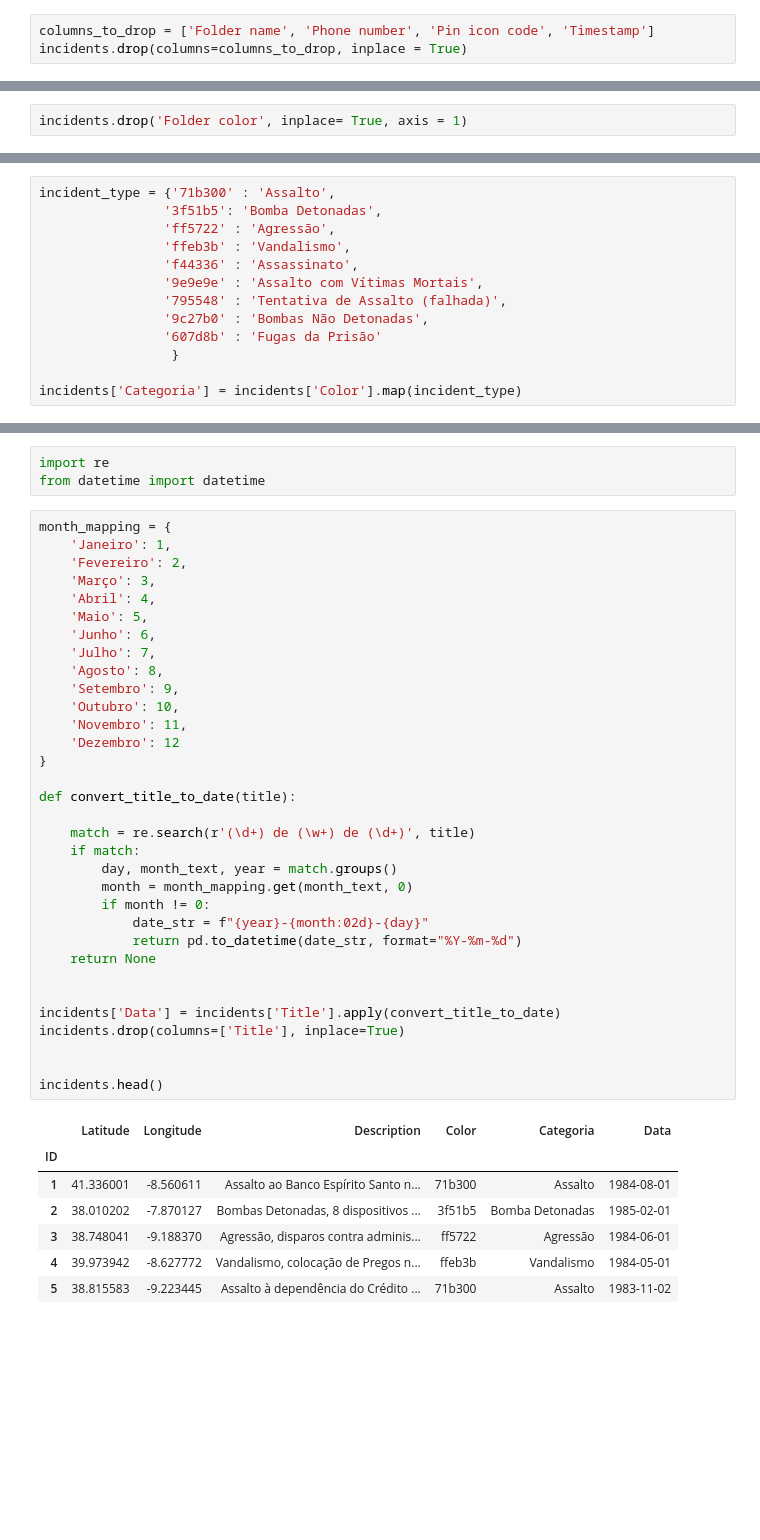
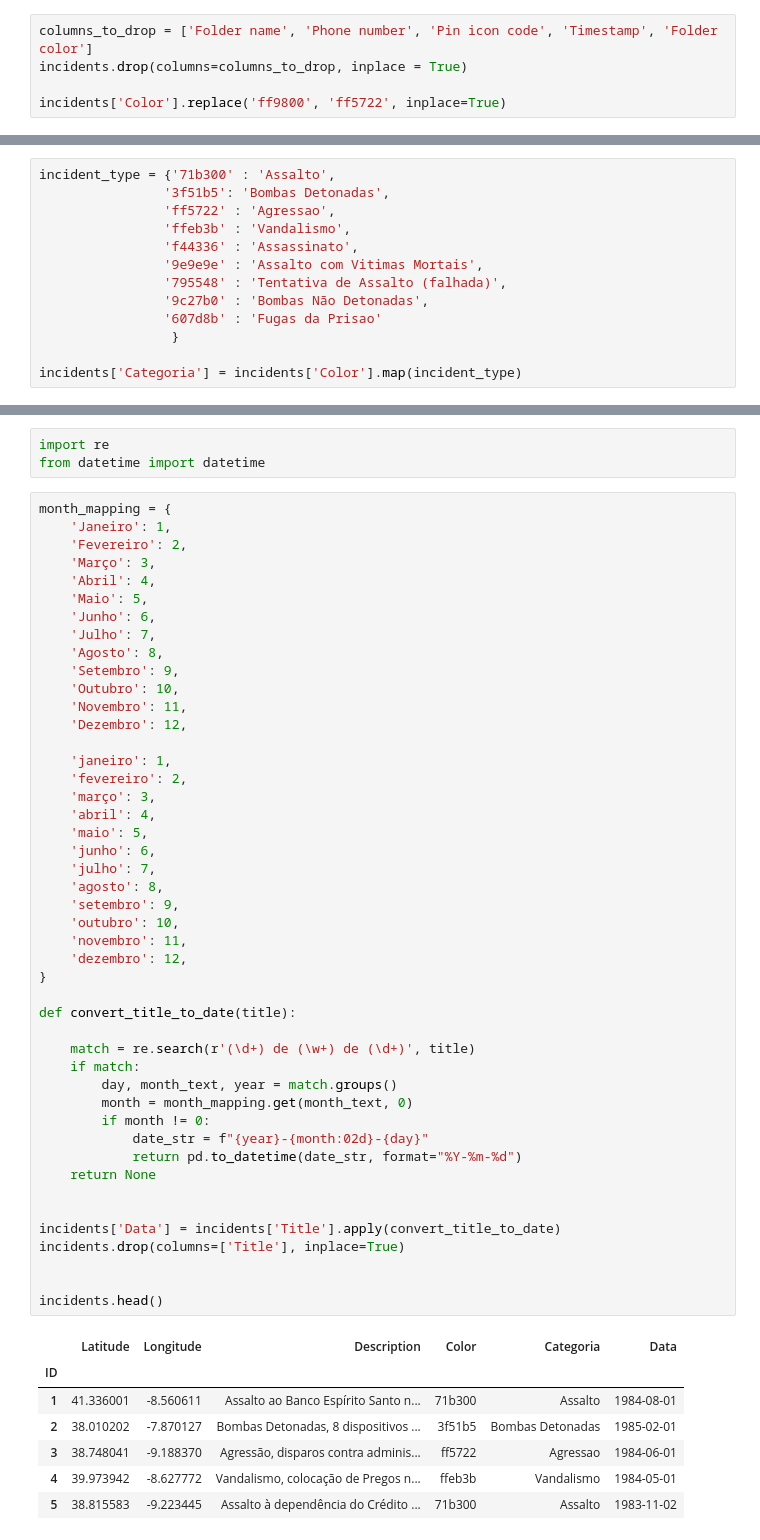
Before and after one commit to kikobatistaa/GEOFP25, a Jupyter notebook: main.ipynb, the cells around one changed output, grey strips where cells are left out. Drawn from its saved outputs; the diff is of its cells as text; blank space fills up the shorter version.

```diff
--- a/main.ipynb
+++ b/main.ipynb
@@ -50,6 +19,8 @@ incidents
 # %%
-columns_to_drop = ['Folder name', 'Phone number', 'Pin icon code', 'Timestamp']
+columns_to_drop = ['Folder name', 'Phone number', 'Pin icon code', 'Timestamp', 'Folder color']
 incidents.drop(columns=columns_to_drop, inplace = True)
+
+incidents['Color'].replace('ff9800', 'ff5722', inplace=True)
 # %%
 incidents.head(1)
 # %% [output]
@@ -78,2 +43,0 @@ array(['71b300'], dtype=object)
-# %%
-incidents.drop('Folder color', inplace= True, axis = 1)
@@ -90,13 +44,13 @@ incidents['Color'].replace('ff9800', 'ff5722', inplace=True)
 # %%
 incident_type = {'71b300' : 'Assalto',
-                '3f51b5': 'Bomba Detonadas',
-                'ff5722' : 'Agressão',
+                '3f51b5': 'Bombas Detonadas',
+                'ff5722' : 'Agressao',
                 'ffeb3b' : 'Vandalismo',
                 'f44336' : 'Assassinato',
-                '9e9e9e' : 'Assalto com Vítimas Mortais',
+                '9e9e9e' : 'Assalto com Vitimas Mortais',
                 '795548' : 'Tentativa de Assalto (falhada)',
                 '9c27b0' : 'Bombas Não Detonadas',
-                '607d8b' : 'Fugas da Prisão'
+                '607d8b' : 'Fugas da Prisao'
                  }
 
 incidents['Categoria'] = incidents['Color'].map(incident_type)
@@ -181,35 +85,48 @@ month_mapping = {
     'Maio': 5,
     'Junho': 6,
     'Julho': 7,
     'Agosto': 8,
     'Setembro': 9,
     'Outubro': 10,
     'Novembro': 11,
-    'Dezembro': 12
+    'Dezembro': 12,
+
+    'janeiro': 1,
+    'fevereiro': 2,
+    'março': 3,
+    'abril': 4,
+    'maio': 5,
+    'junho': 6,
+    'julho': 7,
+    'agosto': 8,
+    'setembro': 9,
+    'outubro': 10,
+    'novembro': 11,
+    'dezembro': 12,
 }
 
 def convert_title_to_date(title):
 
     match = re.search(r'(\d+) de (\w+) de (\d+)', title)
     if match:
         day, month_text, year = match.groups()
         month = month_mapping.get(month_text, 0)
         if month != 0:
             date_str = f"{year}-{month:02d}-{day}"
             return pd.to_datetime(date_str, format="%Y-%m-%d")
     return None
 
 
 incidents['Data'] = incidents['Title'].apply(convert_title_to_date)
 incidents.drop(columns=['Title'], inplace=True)
 
 
 incidents.head()
 # %% [output]
 |  | Latitude | Longitude | Description | Color | Categoria | Data |
 | ID |  |  |  |  |  |  |
 | 1 | 41.336001 | -8.560611 | Assalto ao Banco Espírito Santo n... | 71b300 | Assalto | 1984-08-01 |
-| 2 | 38.010202 | -7.870127 | Bombas Detonadas, 8 dispositivos ... | 3f51b5 | Bomba Detonadas | 1985-02-01 |
-| 3 | 38.748041 | -9.188370 | Agressão, disparos contra adminis... | ff5722 | Agressão | 1984-06-01 |
+| 2 | 38.010202 | -7.870127 | Bombas Detonadas, 8 dispositivos ... | 3f51b5 | Bombas Detonadas | 1985-02-01 |
+| 3 | 38.748041 | -9.188370 | Agressão, disparos contra adminis... | ff5722 | Agressao | 1984-06-01 |
 | 4 | 39.973942 | -8.627772 | Vandalismo, colocação de Pregos n... | ffeb3b | Vandalismo | 1984-05-01 |
 | 5 | 38.815583 | -9.223445 | Assalto à dependência do Crédito ... | 71b300 | Assalto | 1983-11-02 |
```
Also changed, not shown: parts of 20 cells of this notebook.
